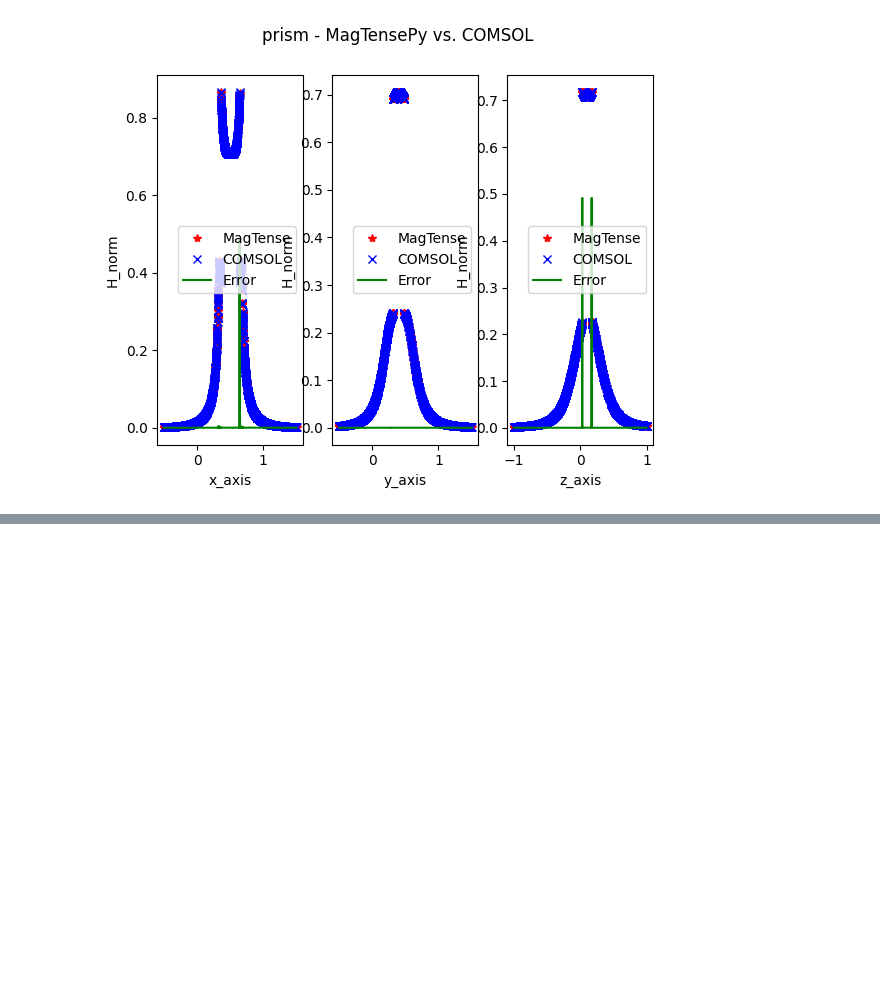
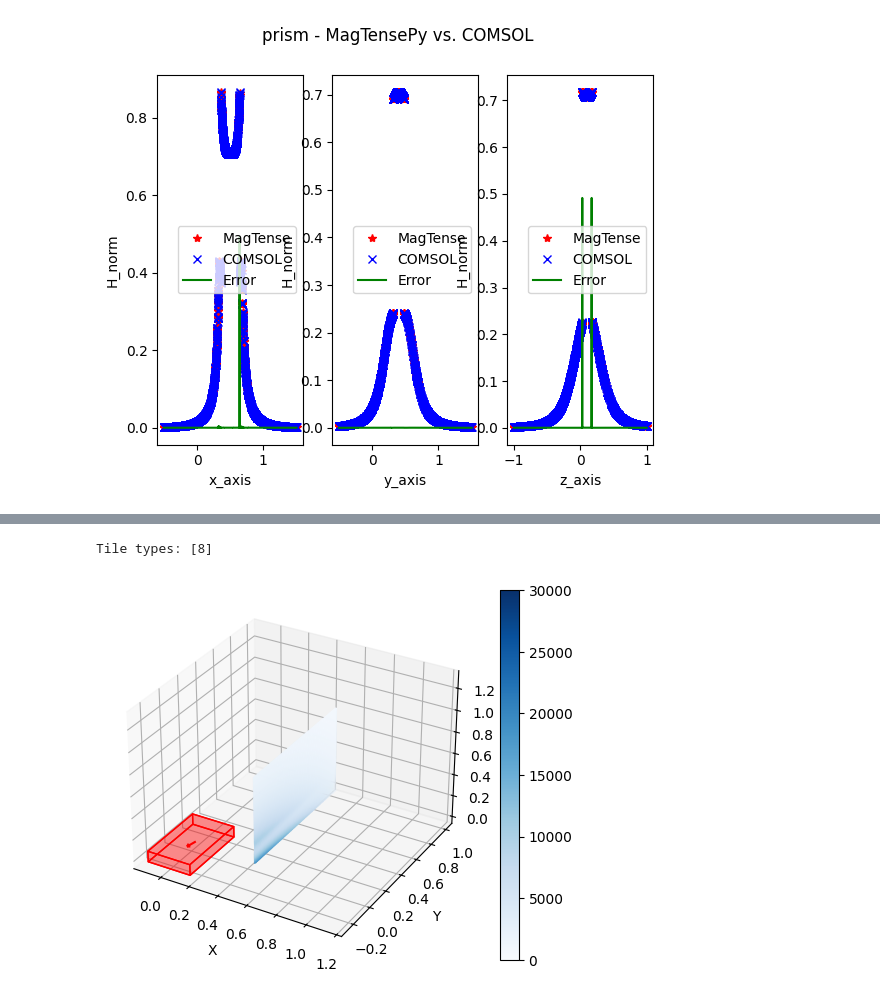
Before and after one commit to cmt-dtu-energy/MagTense, a Jupyter notebook: python/examples/magnetostatics/demonstration.ipynb, the cells around one changed output, grey strips where cells are left out. Cells and saved outputs as stored; diff of their text form; code cells hidden in the pictures; blank space fills up the shorter version.

Commit message:
avg demag tensor implemented and works for magstatics. Testing needed for micromagnetics

```diff
--- a/python/examples/magnetostatics/demonstration.ipynb
+++ b/python/examples/magnetostatics/demonstration.ipynb
@@ -88,0 +106,15 @@ validation('prism', tile_val, [0.5, 0.4, 0.1], plot_error=True)
+# %%
+n_points = [1, 100, 80]
+seg = [0.9, 1, 0.8] / np.asarray(n_points)
+pts = [[(i + 0.5) * seg[0], (j + 0.5) * seg[1], (k + 0.5) * seg[2]]
+        for i in range(n_points[0])
+        for j in range(n_points[1])
+        for k in range(n_points[2])]
+pts = np.asarray(pts, dtype=np.float64, order='F')
+sizes = np.full_like(pts, 0.5 * seg)
+updated_tiles, H_demag = run_simulation(tiles, pts, sizes)
+# %%
+create_plot(updated_tiles, pts, H_demag)
+# %% [output]
+Tile types: [8]
+[figure, added]
```
Also changed, not shown: parts of 9 cells of this notebook, 13 other files.
